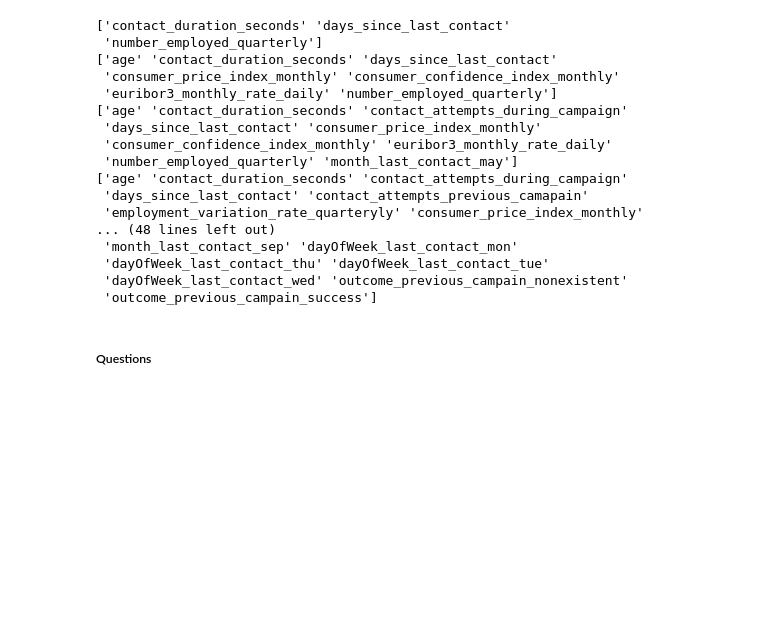
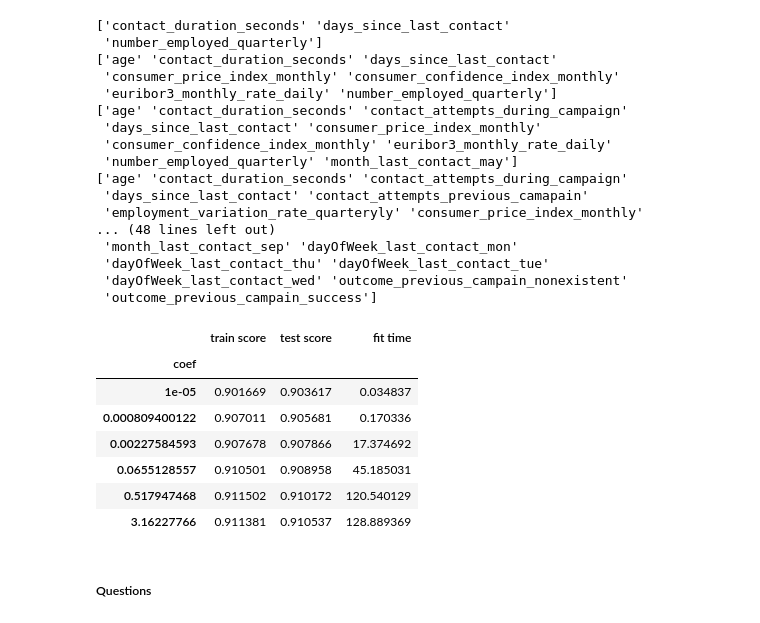
Before and after one commit to codemonkey1101/module-17, a Jupyter notebook: prompt_III.ipynb, the cells around one changed output. Drawn from its saved outputs; the diff is of its cells as text; code cells hidden in the pictures; blank space fills up the shorter version.

```diff
--- a/prompt_III.ipynb
+++ b/prompt_III.ipynb
@@ -453,2 +499,14 @@ with open('data/lr_selected_feature_results.json', 'w') as fp:
+# %%
+lr_score_results_df.to_json('data/lr_model_per_coef_results_df.json')
+lr_score_results_df
+# %% [output]
+|  | train score | test score | fit time |
+| coef |  |  |  |
+| 1e-05 | 0.901669 | 0.903617 | 0.034837 |
+| 0.000809400122 | 0.907011 | 0.905681 | 0.170336 |
+| 0.00227584593 | 0.907678 | 0.907866 | 17.374692 |
+| 0.0655128557 | 0.910501 | 0.908958 | 45.185031 |
+| 0.517947468 | 0.911502 | 0.910172 | 120.540129 |
+| 3.16227766 | 0.911381 | 0.910537 | 128.889369 |
 # %% [markdown]
 ##### Questions
```
Also changed, not shown: parts of 1 cell of this notebook, 1 other file.
